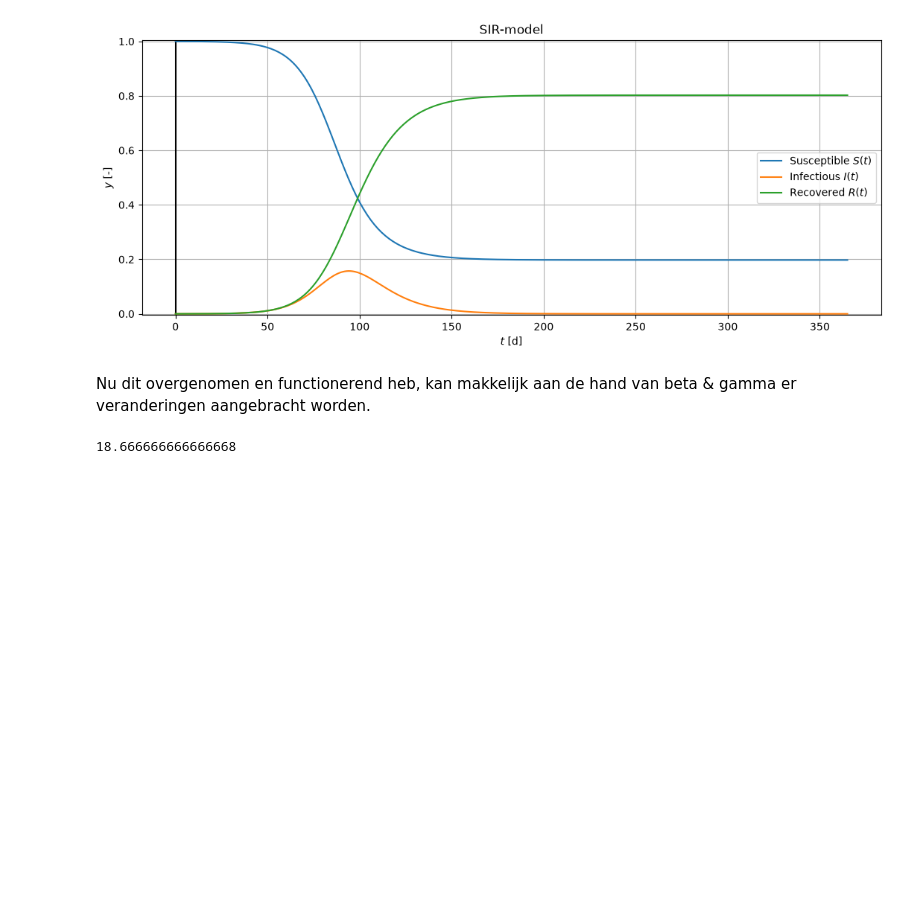
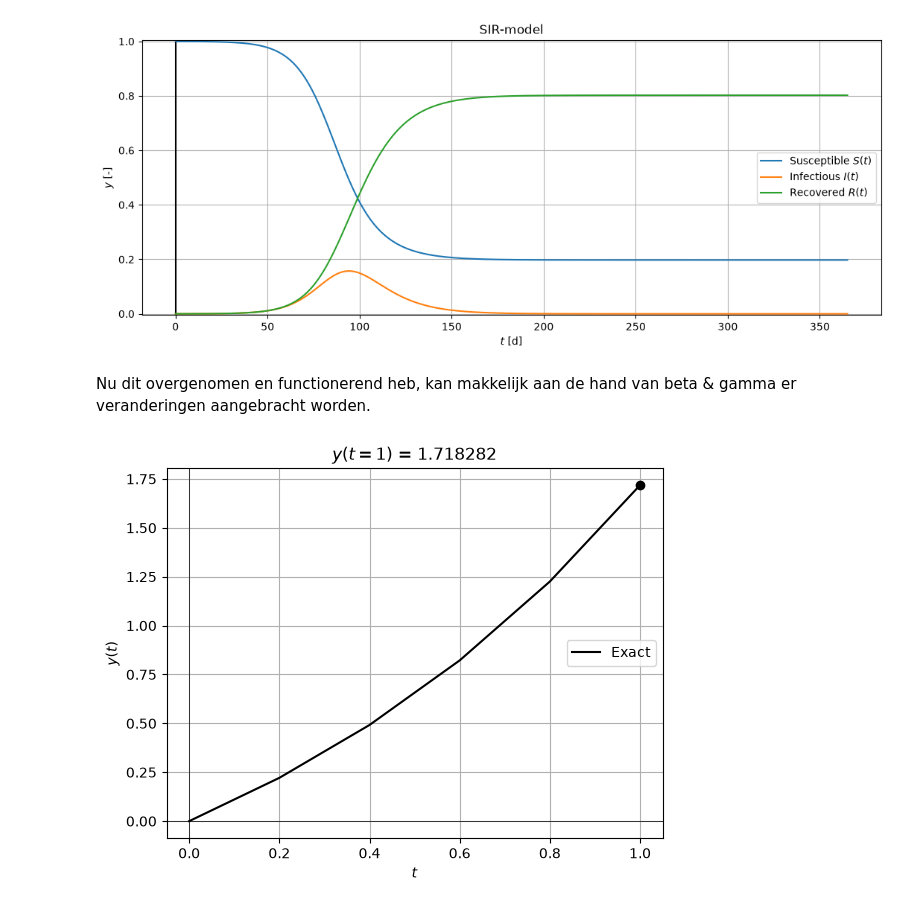
Before and after one commit to maartjevdhulst/ModellerenKankerCasusA, a Jupyter notebook: Python module/eerste_probeersels.ipynb, the cells around one changed output. Saved outputs shown, nothing was run; the diff lists cells and outputs as text; code cells hidden in the pictures; blank space fills up the shorter version.

```diff
--- a/Python module/eerste_probeersels.ipynb
+++ b/Python module/eerste_probeersels.ipynb
@@ -127,5 +127,29 @@ plot(*SIRmodel(beta=0.2))
 # %% [markdown]
 Nu dit overgenomen en functionerend heb, kan makkelijk aan de hand van beta & gamma er veranderingen aangebracht worden.
 # %%
+from math import exp
+
+Nsteps = 5
+dt = 1.0 / Nsteps
+
+# Voorbeeld differentiaalvergelijking: dy/dt = y + 1
+def ODE(t, y):
+    return y + 1.0
+
+# Heeft met beginwaarde y(0)=0 als wiskundige oplossing: y(t) = e^t - 1
+def solution(t):
+    return exp(t) - 1.0
+ts_exact = [i * dt for i in range(Nsteps+1)]
+ys_exact = [solution(t) for t in ts_exact]
-# %% [output]
-18.666666666666668
+# %%
+from matplotlib import pyplot as plt
+
+plt.plot(ts_exact, ys_exact, '-k', label='Exact')
+plt.plot(ts_exact[-1], ys_exact[-1], 'ok')
+plt.axhline(0.0, lw=0.5, color='k'); plt.axvline(0.0, lw=0.5, color='k')
+plt.grid(True); plt.legend()
+plt.xlabel('$t$'); plt.ylabel('$y(t)$')
+plt.title(f'$y(t=1)$ = {ys_exact[-1]:8.6f}')
+plt.show()
+# %% [output]
+[figure, added]
```
Also changed, not shown: parts of 26 cells of this notebook.
